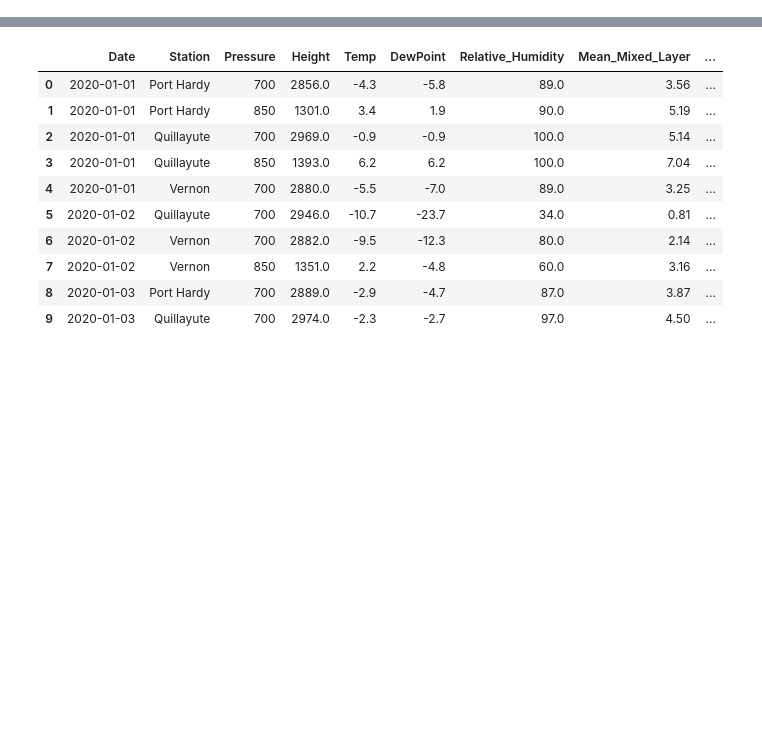
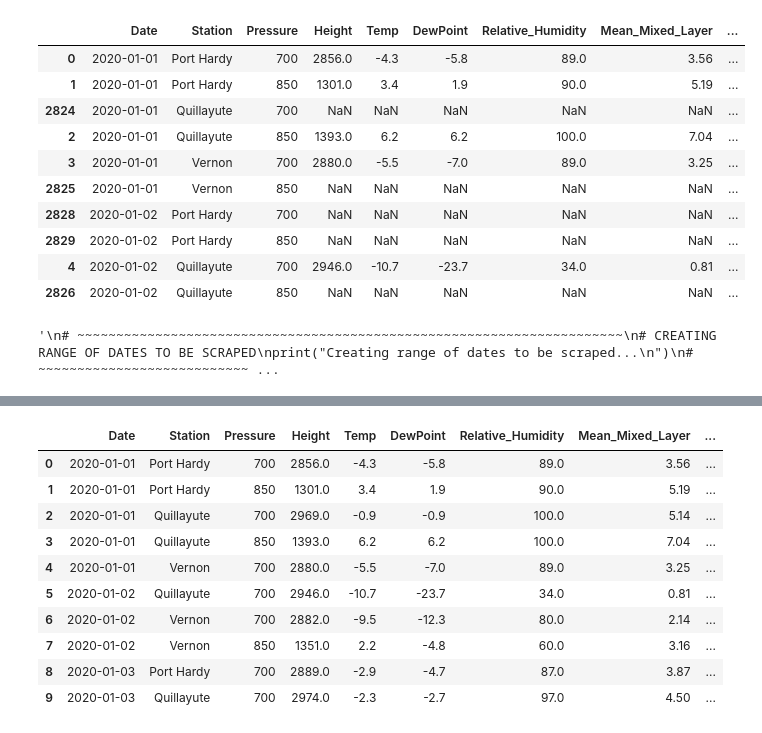
Before and after one commit to lck3nny/AuroraBC, a Jupyter notebook: Scraper/Scraper Debug.ipynb, the cells around one changed output, grey strips where cells are left out. Cells and saved outputs as stored; diff of their text form; code cells hidden in the pictures; blank space fills up the shorter version.

```diff
--- a/Scraper/Scraper Debug.ipynb
+++ b/Scraper/Scraper Debug.ipynb
@@ -587,0 +631,14 @@ on 2325: http://weather.uwyo.edu/cgi-bin/sounding?region=naconf&TYPE=TEXT%3ALIST
+# %%
+final_data.head(10)
+# %% [output]
+|  | Date | Station | Pressure | Height | Temp | DewPoint | Relative_Humidity | Mean_Mixed_Layer | ... |
+| 0 | 2020-01-01 | Port Hardy | 700 | 2856.0 | -4.3 | -5.8 | 89.0 | 3.56 | ... |
+| 1 | 2020-01-01 | Port Hardy | 850 | 1301.0 | 3.4 | 1.9 | 90.0 | 5.19 | ... |
+| 2824 | 2020-01-01 | Quillayute | 700 | NaN | NaN | NaN | NaN | NaN | ... |
+| 2 | 2020-01-01 | Quillayute | 850 | 1393.0 | 6.2 | 6.2 | 100.0 | 7.04 | ... |
+| 3 | 2020-01-01 | Vernon | 700 | 2880.0 | -5.5 | -7.0 | 89.0 | 3.25 | ... |
+| 2825 | 2020-01-01 | Vernon | 850 | NaN | NaN | NaN | NaN | NaN | ... |
+| 2828 | 2020-01-02 | Port Hardy | 700 | NaN | NaN | NaN | NaN | NaN | ... |
+| 2829 | 2020-01-02 | Port Hardy | 850 | NaN | NaN | NaN | NaN | NaN | ... |
+| 4 | 2020-01-02 | Quillayute | 700 | 2946.0 | -10.7 | -23.7 | 34.0 | 0.81 | ... |
+| 2826 | 2020-01-02 | Quillayute | 850 | NaN | NaN | NaN | NaN | NaN | ... |
@@ -587,0 +649,30 @@ on 2325: http://weather.uwyo.edu/cgi-bin/sounding?region=naconf&TYPE=TEXT%3ALIST
+# %%
+'''
+# ~~~~~~~~~~~~~~~~~~~~~~~~~~~~~~~~~~~~~~~~~~~~~~~~~~~~~~~~~~~~~~~~~~~~~~
+# CREATING RANGE OF DATES TO BE SCRAPED
+print("Creating range of dates to be scraped...\n")
+# ~~~~~~~~~~~~~~~~~~~~~~~~~~~~~~~~~~~~~~~~~~~~~~~~~~~~~~~~~~~~~~~~~~~~~~
+
+# Create Date Range
+# -----------------
+delta = timedelta(days=1)
+start_date = date(2020, 1, 1)
+end_date = datetime.today().date()
+new_dates = daterange(start_date, end_date)
+
+
+# Remove dates from list that are alrady populated in weather_data
+# ----------------------------------------------------------------
+for d in weather_data['Date'].unique().tolist():
+    if d in new_dates:
+        new_dates.remove(d)
+
+incomplete_dates = weather_data[weather_data['Temp'].isna()]['Date']
+
+dates = list(new_dates) + incomplete_dates.to_list()
+
+print("Incomplete dates: {}\n".format(incomplete_dates))
+print("Dates: {}\n".format(dates))
+'''
+# %% [output]
+'\n# ~~~~~~~~~~~~~~~~~~~~~~~~~~~~~~~~~~~~~~~~~~~~~~~~~~~~~~~~~~~~~~~~~~~~~~\n# CREATING RANGE OF DATES TO BE SCRAPED\nprint("Creating range of dates to be scraped...\n")\n# ~~~~~~~~~~~~~~~~~~~~~~~~~~~ ...
```
Also changed, not shown: parts of 27 cells of this notebook.
